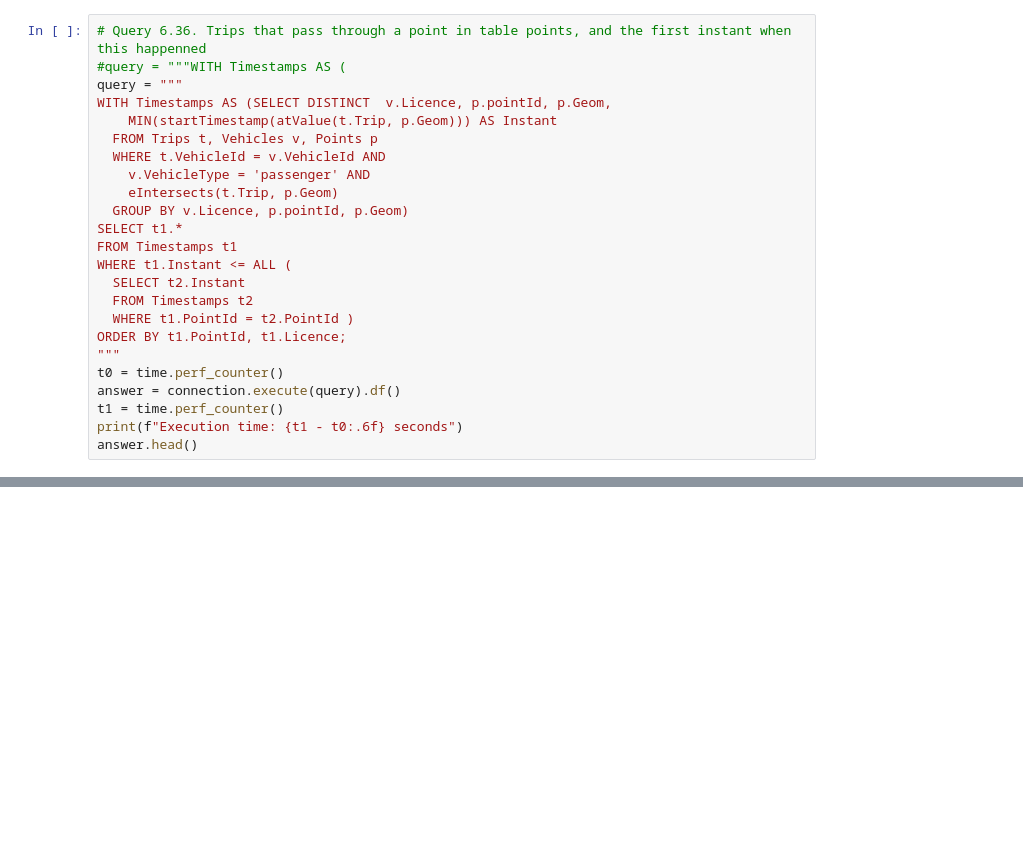
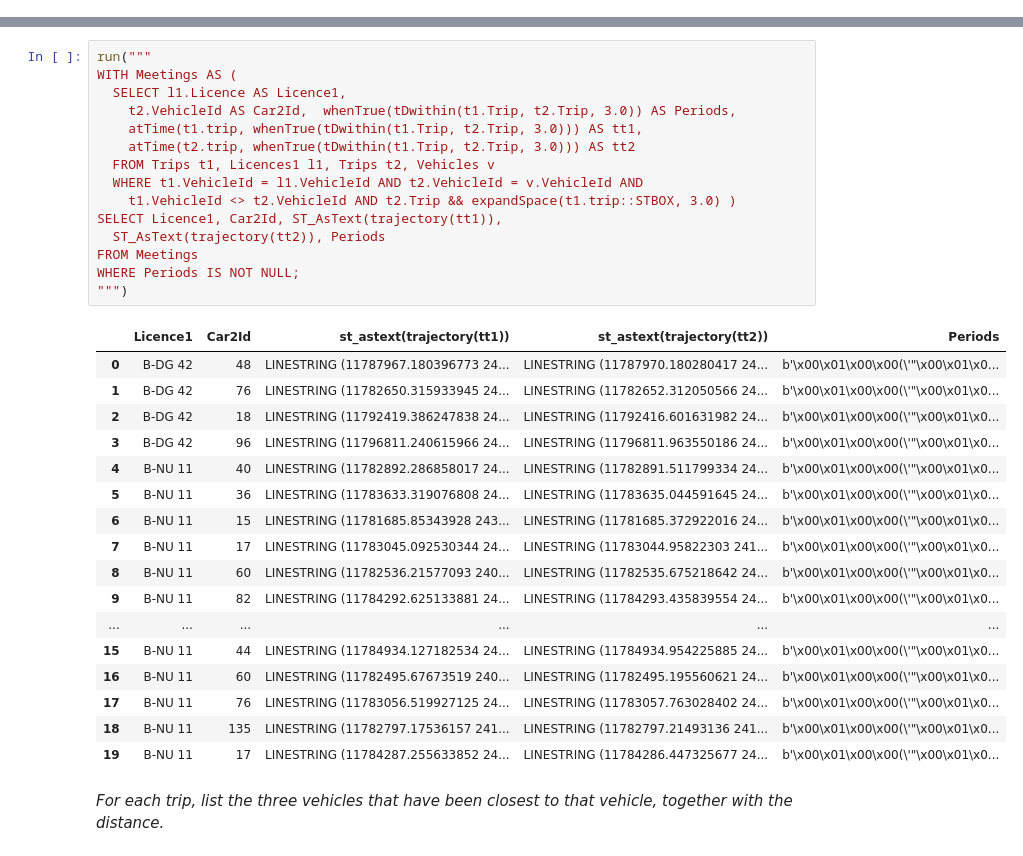
Before and after one commit to MobilityDB/MobilityDataScienceBookVol2, a Jupyter notebook: chapter7/hanoi-book.ipynb, the cells around one changed output, grey strips where cells are left out. Drawn from its saved outputs; the diff is of its cells as text; blank space fills up the shorter version.

```diff
--- a/chapter7/hanoi-book.ipynb
+++ b/chapter7/hanoi-book.ipynb
@@ -1299,24 +0,0 @@ m
-# %%
-# Query 6.36. Trips that pass through a point in table points, and the first instant when this happenned
-#query = """WITH Timestamps AS (
-query = """
-WITH Timestamps AS (SELECT DISTINCT  v.Licence, p.pointId, p.Geom,
-    MIN(startTimestamp(atValue(t.Trip, p.Geom))) AS Instant
-  FROM Trips t, Vehicles v, Points p
-  WHERE t.VehicleId = v.VehicleId AND
-    v.VehicleType = 'passenger' AND
-    eIntersects(t.Trip, p.Geom)
-  GROUP BY v.Licence, p.pointId, p.Geom)
-SELECT t1.*
-FROM Timestamps t1
-WHERE t1.Instant <= ALL (
-  SELECT t2.Instant
-  FROM Timestamps t2
-  WHERE t1.PointId = t2.PointId )
-ORDER BY t1.PointId, t1.Licence;
-"""
-t0 = time.perf_counter()
-answer = connection.execute(query).df()
-t1 = time.perf_counter()
-print(f"Execution time: {t1 - t0:.6f} seconds")
-answer.head()
@@ -1330,0 +293,35 @@ Execution time: 76.451387 seconds
+# %%
+run("""
+WITH Meetings AS (
+  SELECT l1.Licence AS Licence1,
+    t2.VehicleId AS Car2Id,  whenTrue(tDwithin(t1.Trip, t2.Trip, 3.0)) AS Periods,
+    atTime(t1.trip, whenTrue(tDwithin(t1.Trip, t2.Trip, 3.0))) AS tt1,
+    atTime(t2.trip, whenTrue(tDwithin(t1.Trip, t2.Trip, 3.0))) AS tt2
+  FROM Trips t1, Licences1 l1, Trips t2, Vehicles v
+  WHERE t1.VehicleId = l1.VehicleId AND t2.VehicleId = v.VehicleId AND
+    t1.VehicleId <> t2.VehicleId AND t2.Trip && expandSpace(t1.trip::STBOX, 3.0) )
+SELECT Licence1, Car2Id, ST_AsText(trajectory(tt1)),
+  ST_AsText(trajectory(tt2)), Periods
+FROM Meetings
+WHERE Periods IS NOT NULL;
+""")
+# %% [output]
+|  | Licence1 | Car2Id | st_astext(trajectory(tt1)) | st_astext(trajectory(tt2)) | Periods |
+| 0 | B-DG 42 | 48 | LINESTRING (11787967.180396773 24... | LINESTRING (11787970.180280417 24... | b'\x00\x01\x00\x00(\'"\x00\x01\x0... |
+| 1 | B-DG 42 | 76 | LINESTRING (11782650.315933945 24... | LINESTRING (11782652.312050566 24... | b'\x00\x01\x00\x00(\'"\x00\x01\x0... |
+| 2 | B-DG 42 | 18 | LINESTRING (11792419.386247838 24... | LINESTRING (11792416.601631982 24... | b'\x00\x01\x00\x00(\'"\x00\x01\x0... |
+| 3 | B-DG 42 | 96 | LINESTRING (11796811.240615966 24... | LINESTRING (11796811.963550186 24... | b'\x00\x01\x00\x00(\'"\x00\x01\x0... |
+| 4 | B-NU 11 | 40 | LINESTRING (11782892.286858017 24... | LINESTRING (11782891.511799334 24... | b'\x00\x01\x00\x00(\'"\x00\x01\x0... |
+| 5 | B-NU 11 | 36 | LINESTRING (11783633.319076808 24... | LINESTRING (11783635.044591645 24... | b'\x00\x01\x00\x00(\'"\x00\x01\x0... |
+| 6 | B-NU 11 | 15 | LINESTRING (11781685.85343928 243... | LINESTRING (11781685.372922016 24... | b'\x00\x01\x00\x00(\'"\x00\x01\x0... |
+| 7 | B-NU 11 | 17 | LINESTRING (11783045.092530344 24... | LINESTRING (11783044.95822303 241... | b'\x00\x01\x00\x00(\'"\x00\x01\x0... |
+| 8 | B-NU 11 | 60 | LINESTRING (11782536.21577093 240... | LINESTRING (11782535.675218642 24... | b'\x00\x01\x00\x00(\'"\x00\x01\x0... |
+| 9 | B-NU 11 | 82 | LINESTRING (11784292.625133881 24... | LINESTRING (11784293.435839554 24... | b'\x00\x01\x00\x00(\'"\x00\x01\x0... |
+| ... | ... | ... | ... | ... | ... |
+| 15 | B-NU 11 | 44 | LINESTRING (11784934.127182534 24... | LINESTRING (11784934.954225885 24... | b'\x00\x01\x00\x00(\'"\x00\x01\x0... |
+| 16 | B-NU 11 | 60 | LINESTRING (11782495.67673519 240... | LINESTRING (11782495.195560621 24... | b'\x00\x01\x00\x00(\'"\x00\x01\x0... |
+| 17 | B-NU 11 | 76 | LINESTRING (11783056.519927125 24... | LINESTRING (11783057.763028402 24... | b'\x00\x01\x00\x00(\'"\x00\x01\x0... |
+| 18 | B-NU 11 | 135 | LINESTRING (11782797.17536157 241... | LINESTRING (11782797.21493136 241... | b'\x00\x01\x00\x00(\'"\x00\x01\x0... |
+| 19 | B-NU 11 | 17 | LINESTRING (11784287.255633852 24... | LINESTRING (11784286.447325677 24... | b'\x00\x01\x00\x00(\'"\x00\x01\x0... |
+# %% [markdown]
+*For each trip, list the three vehicles that have been closest to that vehicle, together with the distance.*
```
Also changed, not shown: parts of 97 cells of this notebook, 7 other files.
